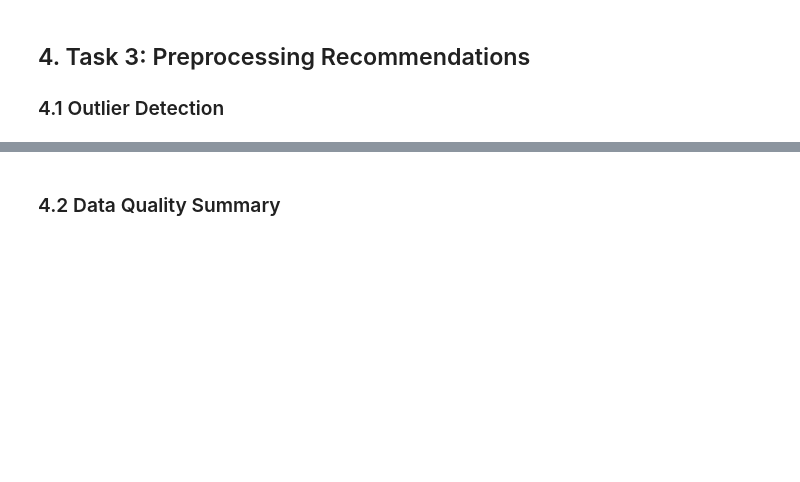
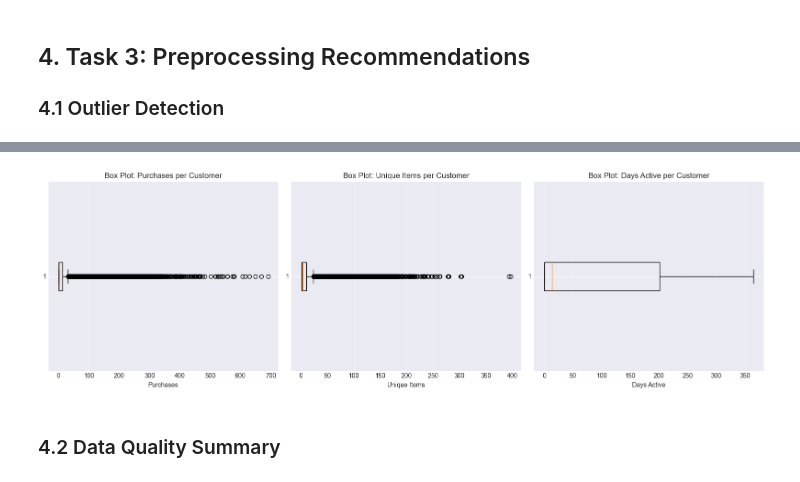
Before and after one commit to TaTanh/CS116, a Jupyter notebook: notebooks/eda_analysis.ipynb, the cells around one changed output, grey strips where cells are left out. Cells and saved outputs as stored; diff of their text form; code cells hidden in the pictures; blank space fills up the shorter version.

```diff
--- a/notebooks/eda_analysis.ipynb
+++ b/notebooks/eda_analysis.ipynb
@@ -552,18 +830,20 @@ for col in ['num_purchases', 'num_unique_items', 'num_orders', 'days_active']:
 # %%
 # Visualize outliers with box plots
-fig, axes = plt.subplots(2, 2, figsize=(14, 10))
-metrics = ['num_purchases', 'num_unique_items', 'num_orders', 'days_active']
-titles = ['Purchases', 'Unique Items', 'Orders', 'Days Active']
+fig, axes = plt.subplots(1, 3, figsize=(16, 5))
+metrics = ['num_purchases', 'num_unique_items', 'days_active']
+titles = ['Purchases', 'Unique Items', 'Days Active']
 
-for ax, metric, title in zip(axes.flat, metrics, titles):
+for ax, metric, title in zip(axes, metrics, titles):
     data = customer_stats[metric].to_numpy()
     ax.boxplot([data], vert=False)
     ax.set_xlabel(title)
     ax.set_title(f'Box Plot: {title} per Customer')
     ax.grid(axis='x', alpha=0.3)
 
 plt.tight_layout()
 plt.show()
+# %% [output]
+[figure, added]
 # %% [markdown]
 ### 4.2 Data Quality Summary
 # %%
```
Also changed, not shown: parts of 29 cells of this notebook, 4 other files.
